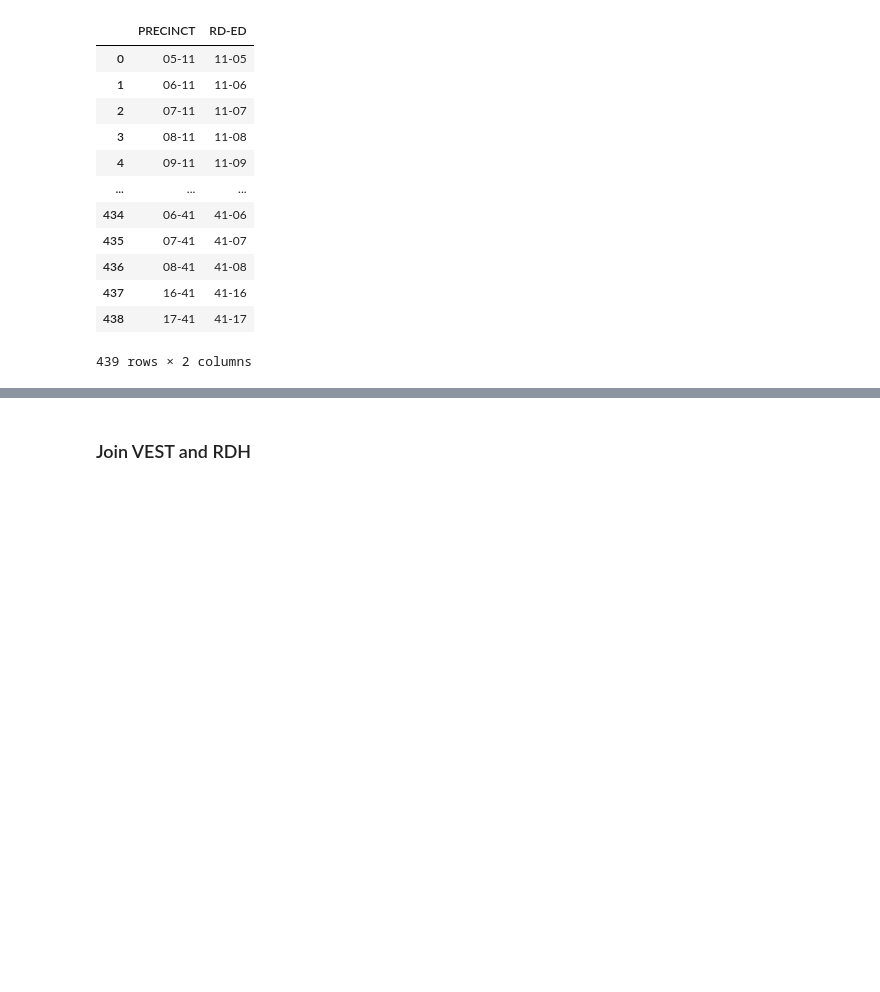
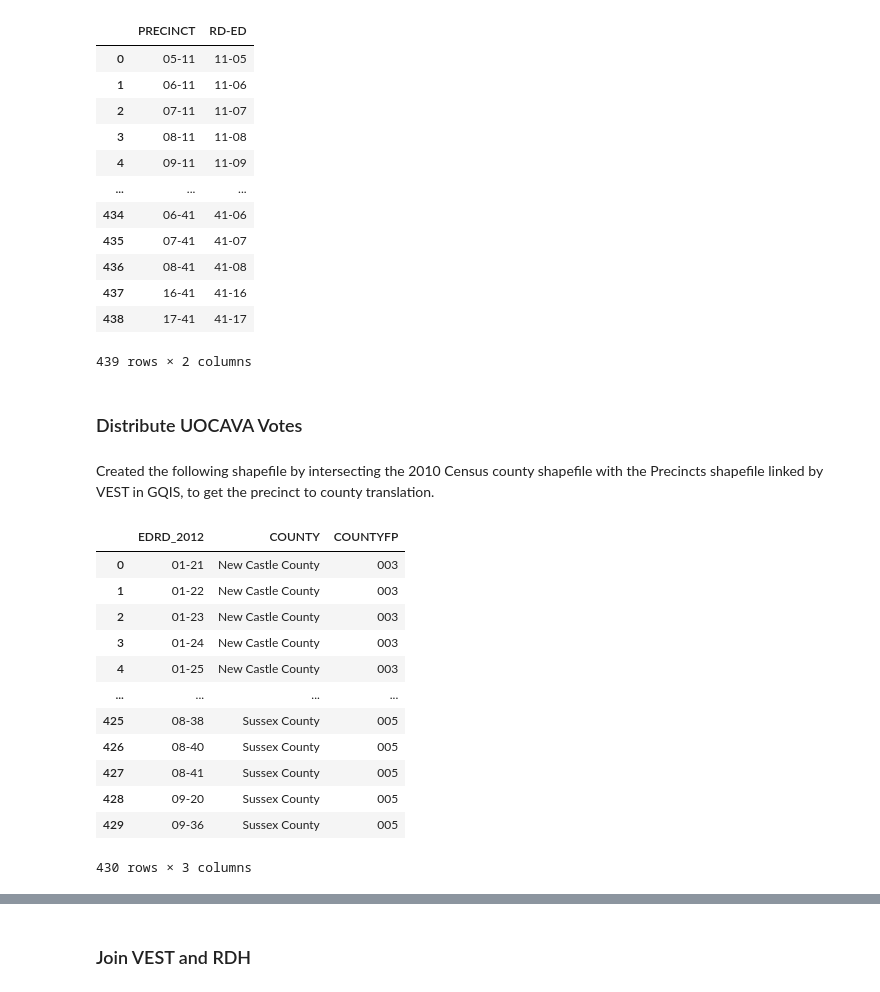
Before and after one commit to nonpartisan-redistricting-datahub/pdv-de, a Jupyter notebook: vest-de-2020/vest-de-2020-validation.ipynb, the cells around one changed output, grey strips where cells are left out. Drawn from its saved outputs; the diff is of its cells as text; code cells hidden in the pictures; blank space fills up the shorter version.

Commit message:
reallocating votes

```diff
--- a/vest-de-2020/vest-de-2020-validation.ipynb
+++ b/vest-de-2020/vest-de-2020-validation.ipynb
@@ -364,3 +364,7 @@ election_results[['PRECINCT','RD-ED']]
 | 437 | 16-41 | 41-16 |
 | 438 | 17-41 | 41-17 |
 439 rows × 2 columns
+# %% [markdown]
+### Distribute UOCAVA Votes
+# %% [markdown]
+Created the following shapefile by intersecting the 2010 Census county shapefile with the Precincts shapefile linked by VEST in GQIS, to get the precinct to county translation.
@@ -366,0 +373,16 @@ election_results[['PRECINCT','RD-ED']]
+# %%
+precinct_county[['EDRD_2012','COUNTY','COUNTYFP']]
+# %% [output]
+|  | EDRD_2012 | COUNTY | COUNTYFP |
+| 0 | 01-21 | New Castle County | 003 |
+| 1 | 01-22 | New Castle County | 003 |
+| 2 | 01-23 | New Castle County | 003 |
+| 3 | 01-24 | New Castle County | 003 |
+| 4 | 01-25 | New Castle County | 003 |
+| ... | ... | ... | ... |
+| 425 | 08-38 | Sussex County | 005 |
+| 426 | 08-40 | Sussex County | 005 |
+| 427 | 08-41 | Sussex County | 005 |
+| 428 | 09-20 | Sussex County | 005 |
+| 429 | 09-36 | Sussex County | 005 |
+430 rows × 3 columns
```
Also changed, not shown: parts of 8 cells of this notebook.
